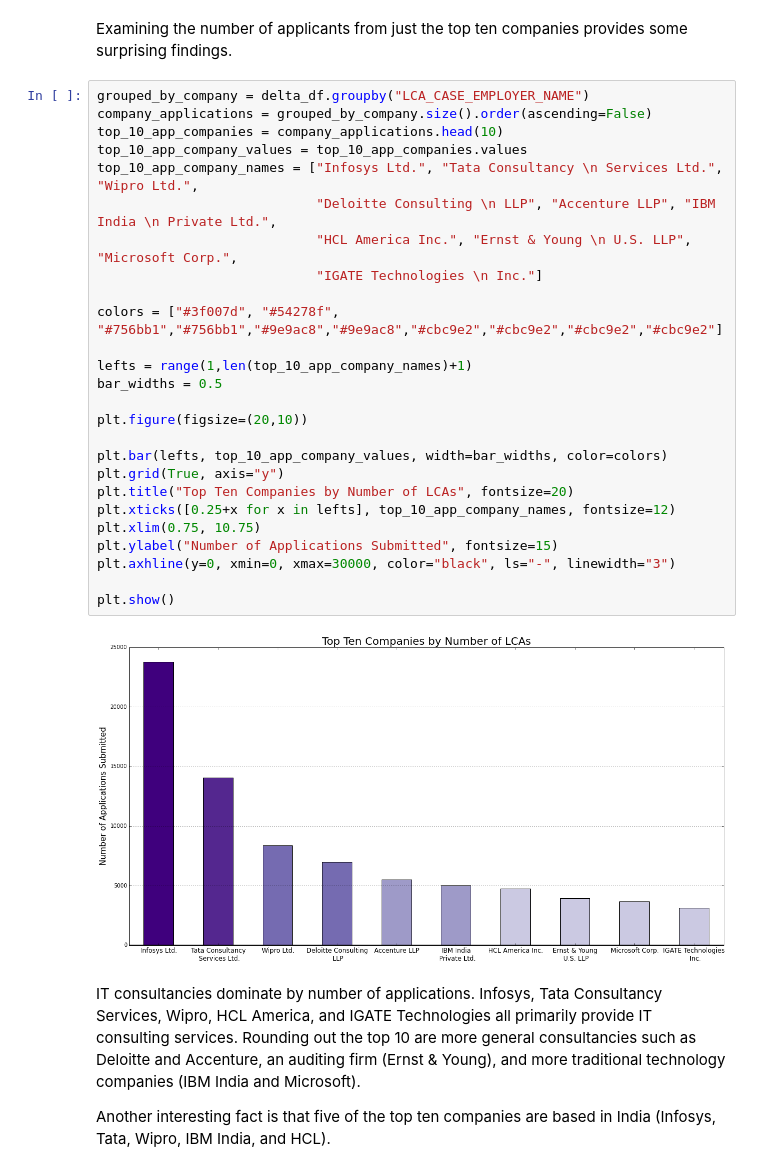
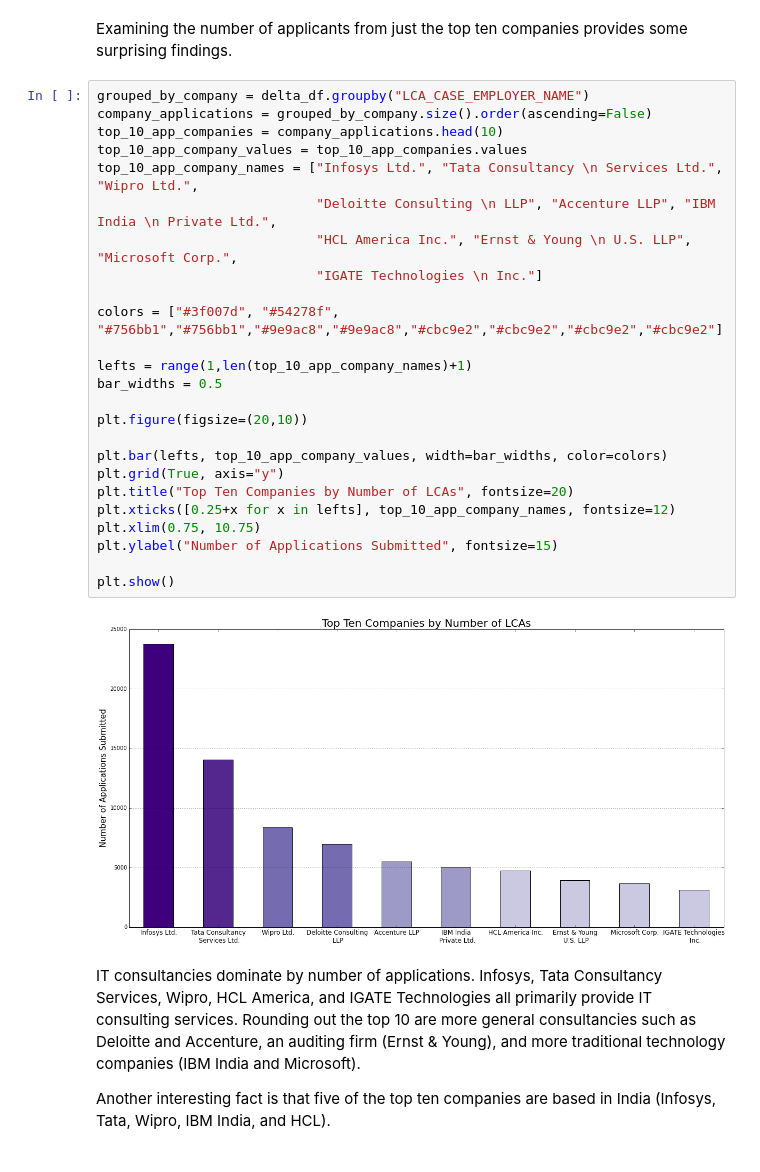
Before and after one commit to smehraein/LCA_Analysis, a Jupyter notebook: Labor Condition Applications Analysis.ipynb, the cells around one changed output. Cells and saved outputs as stored; diff of their text form.

```diff
--- a/Labor Condition Applications Analysis.ipynb
+++ b/Labor Condition Applications Analysis.ipynb
@@ -317,31 +317,30 @@ Examining the number of applicants from just the top ten companies provides some
 # %%
 grouped_by_company = delta_df.groupby("LCA_CASE_EMPLOYER_NAME")
 company_applications = grouped_by_company.size().order(ascending=False)
 top_10_app_companies = company_applications.head(10)
 top_10_app_company_values = top_10_app_companies.values
 top_10_app_company_names = ["Infosys Ltd.", "Tata Consultancy \n Services Ltd.", "Wipro Ltd.",
                             "Deloitte Consulting \n LLP", "Accenture LLP", "IBM India \n Private Ltd.",
                             "HCL America Inc.", "Ernst & Young \n U.S. LLP", "Microsoft Corp.",
                             "IGATE Technologies \n Inc."]
 
 colors = ["#3f007d", "#54278f", "#756bb1","#756bb1","#9e9ac8","#9e9ac8","#cbc9e2","#cbc9e2","#cbc9e2","#cbc9e2"]
 
 lefts = range(1,len(top_10_app_company_names)+1)
 bar_widths = 0.5
 
 plt.figure(figsize=(20,10))
 
 plt.bar(lefts, top_10_app_company_values, width=bar_widths, color=colors)
 plt.grid(True, axis="y")
 plt.title("Top Ten Companies by Number of LCAs", fontsize=20)
 plt.xticks([0.25+x for x in lefts], top_10_app_company_names, fontsize=12)
 plt.xlim(0.75, 10.75)
 plt.ylabel("Number of Applications Submitted", fontsize=15)
-plt.axhline(y=0, xmin=0, xmax=30000, color="black", ls="-", linewidth="3")
 
 plt.show()
 # %% [output]
-[figure, old version]
+[figure, new version]
 # %% [markdown]
 IT consultancies dominate by number of applications. Infosys, Tata Consultancy Services, Wipro, HCL America, and IGATE Technologies all primarily provide IT consulting services. Rounding out the top 10 are more general consultancies such as Deloitte and Accenture, an auditing firm (Ernst & Young), and more traditional technology companies (IBM India and Microsoft).
 
```
Also changed, not shown: parts of 10 cells of this notebook.
